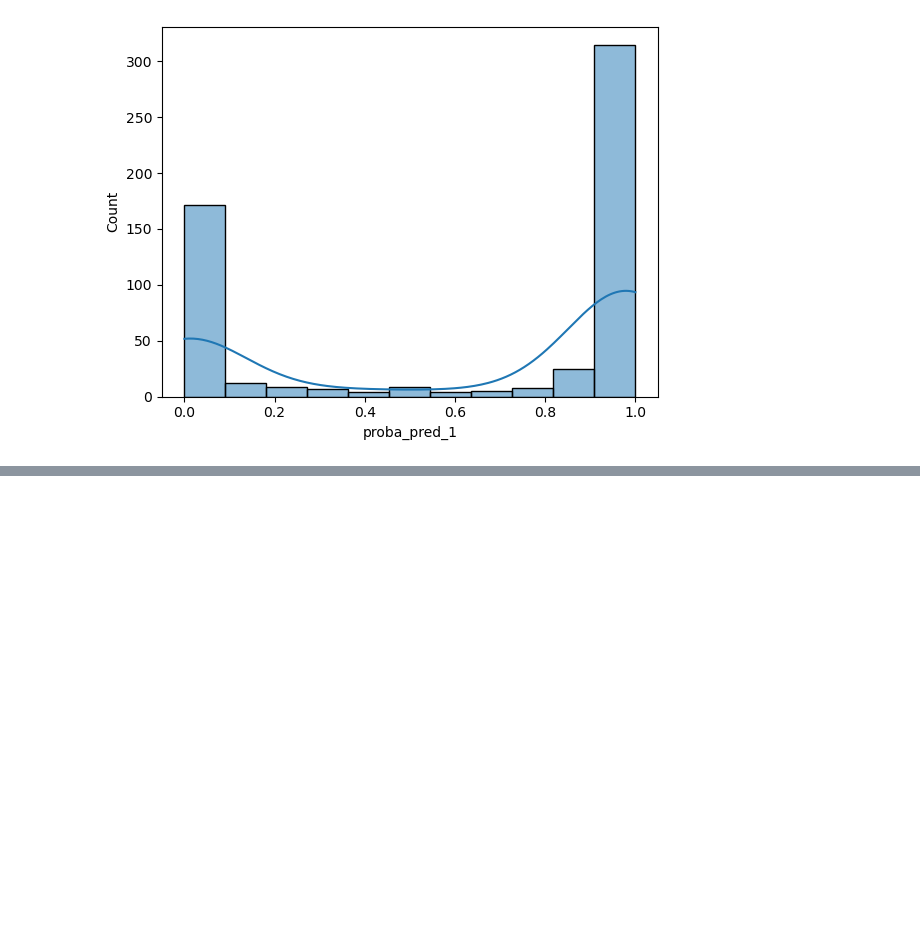
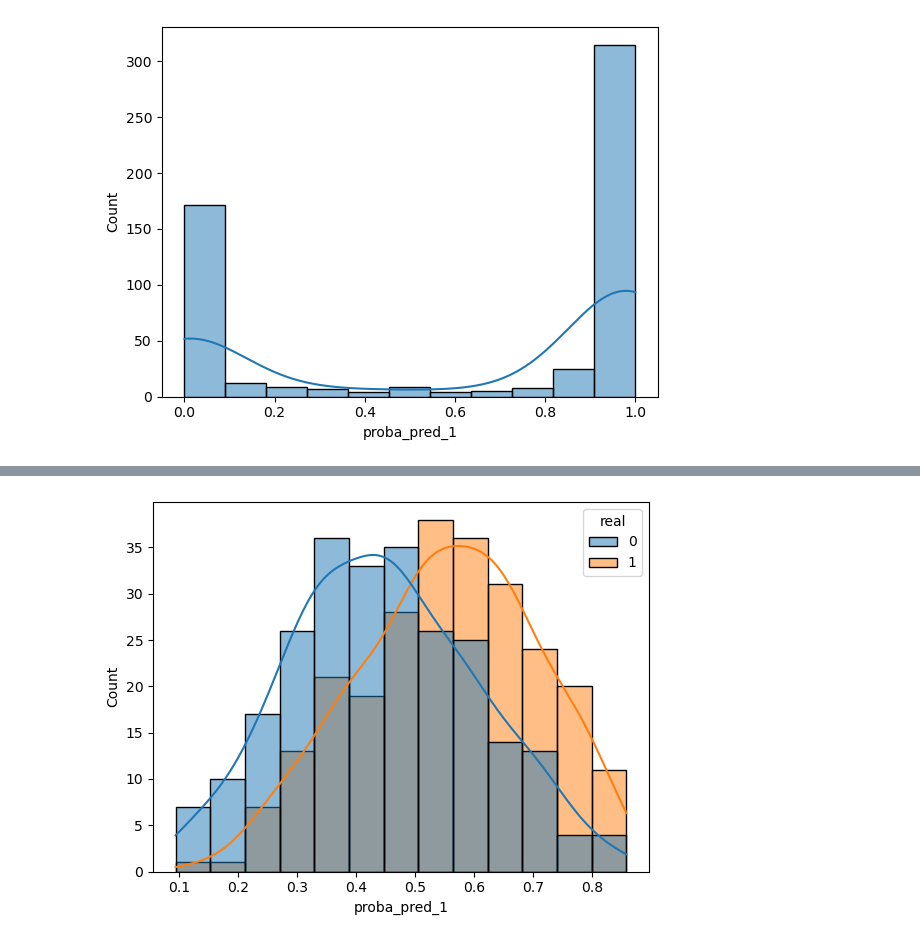
Before and after one commit to JuliethLambrano930/Proyecto_Regresion_Logistica, a Jupyter notebook: Codigo/Ejemplo_Curva_ROC_Cancer.ipynb, the cells around one changed output, grey strips where cells are left out. Drawn from its saved outputs; the diff is of its cells as text; code cells hidden in the pictures; blank space fills up the shorter version.

```diff
--- a/Codigo/Ejemplo_Curva_ROC_Cancer.ipynb
+++ b/Codigo/Ejemplo_Curva_ROC_Cancer.ipynb
@@ -80,0 +160,7 @@ plt.show()
+# %%
+### Histigrama suavizado teniendo en cuenta el resultado real
+
+sns.histplot(data=DF_revisión_moons, x="proba_pred_1", hue="real", kde=True)
+plt.show()
+# %% [output]
+[figure, added]
```
Also changed, not shown: parts of 9 cells of this notebook.
